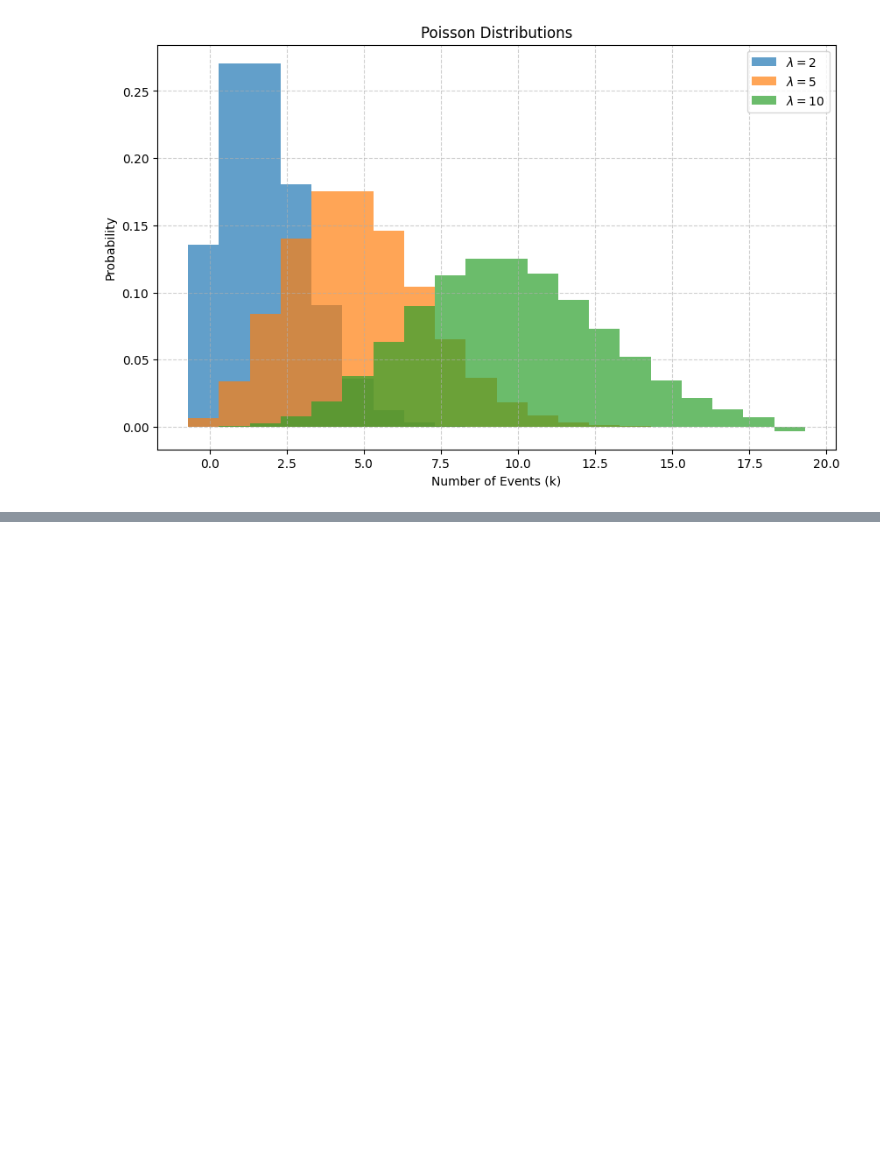
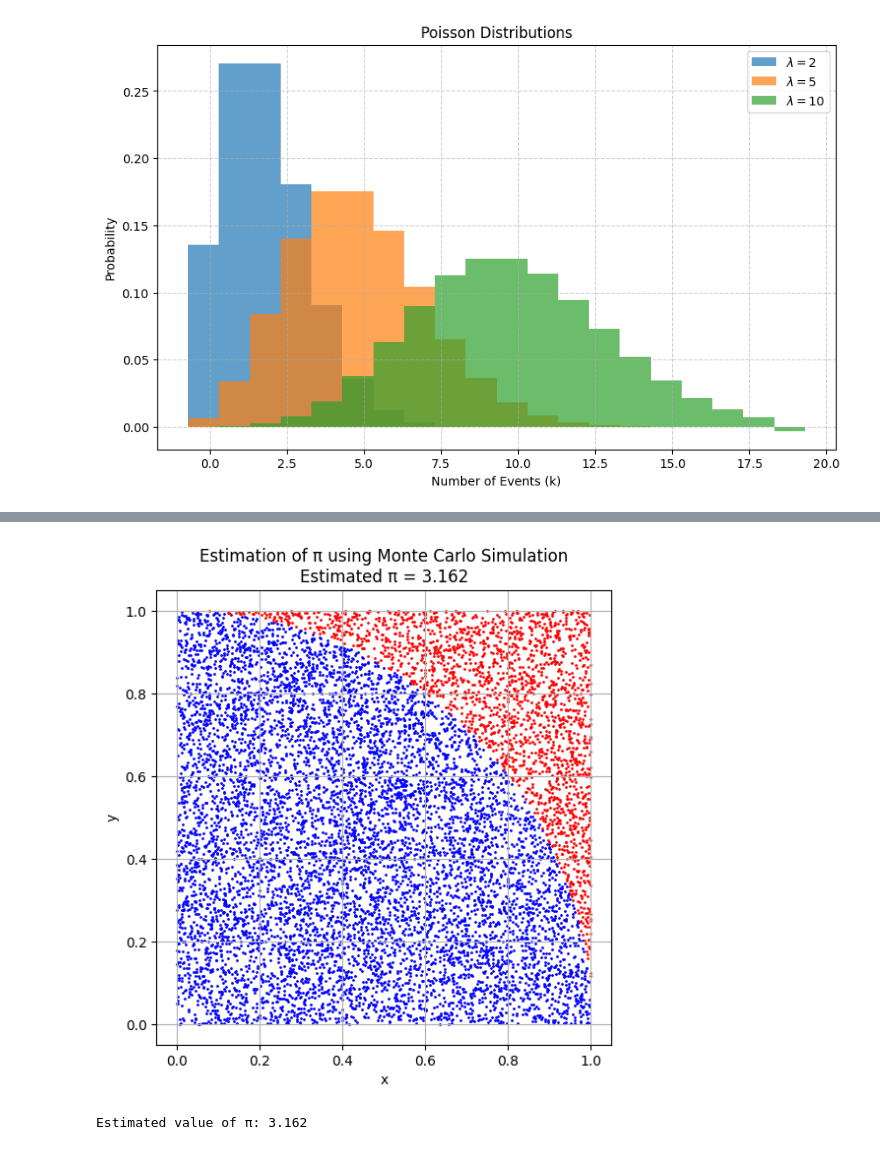
Before and after one commit to MrPiada/data-analysis-swiss-knife, a Jupyter notebook: notebooks/pdfs_plots.ipynb, the cells around one changed output, grey strips where cells are left out. Saved outputs shown, nothing was run; the diff lists cells and outputs as text; code cells hidden in the pictures; blank space fills up the shorter version.

```diff
--- a/notebooks/pdfs_plots.ipynb
+++ b/notebooks/pdfs_plots.ipynb
@@ -342,0 +403,29 @@ plt.show()
+# %%
+# Number of random points
+num_points = 10000
+
+# Generate random points in the unit square [0, 1] x [0, 1]
+x = np.random.uniform(0, 1, num_points)
+y = np.random.uniform(0, 1, num_points)
+
+# Determine the points that are inside the unit circle
+inside_circle = x**2 + y**2 <= 1
+
+# Estimate the value of pi
+pi_estimate = 4 * np.sum(inside_circle) / num_points
+
+# Plot the points
+plt.figure(figsize=(6, 6))
+plt.scatter(x[inside_circle], y[inside_circle], color='blue', s=1)
+plt.scatter(x[~inside_circle], y[~inside_circle], color='red', s=1)
+plt.xlabel('x')
+plt.ylabel('y')
+plt.title(f'Estimation of π using Monte Carlo Simulation\nEstimated π = {pi_estimate}')
+plt.gca().set_aspect('equal', adjustable='box')
+plt.grid(True)
+plt.show()
+
+print(f"Estimated value of π: {pi_estimate}")
+# %% [output]
+[figure, added]
+Estimated value of π: 3.162
```
Also changed, not shown: parts of 6 cells of this notebook.
